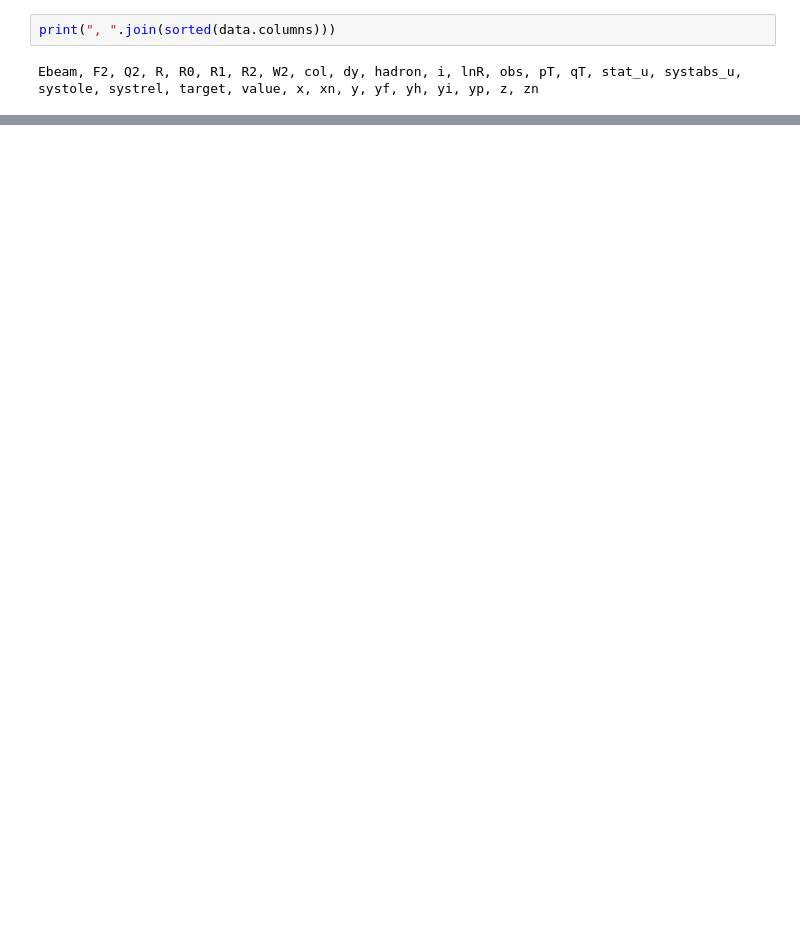
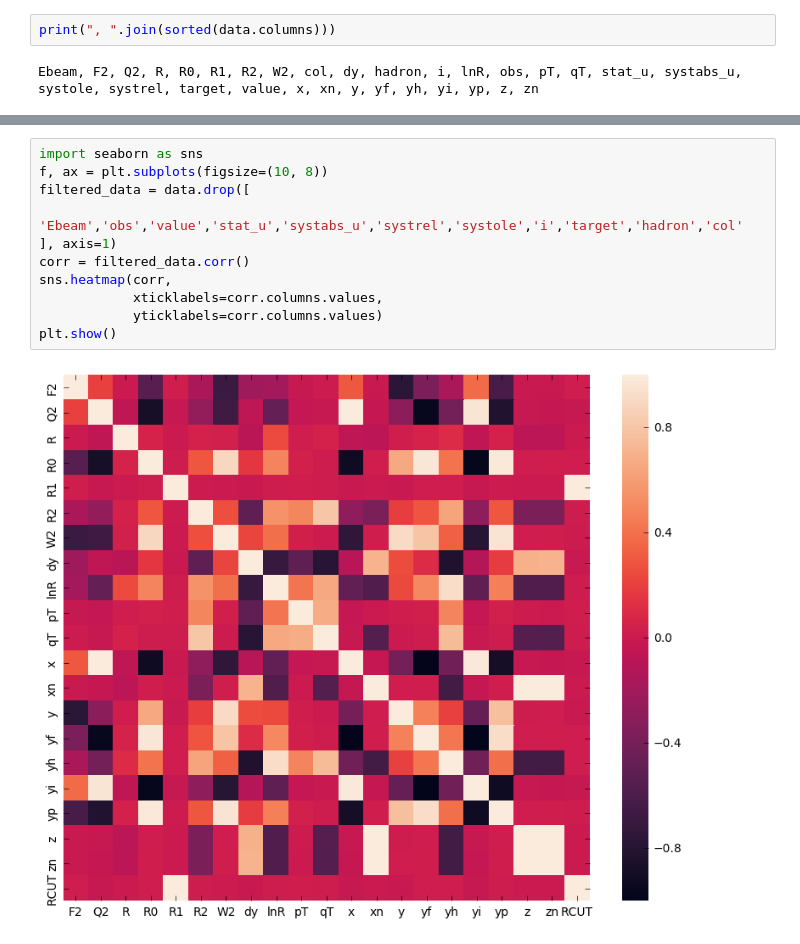
Before and after one commit to prokudin/collinearity, a Jupyter notebook: notebooks/HERMES_Alexei_R0_R1_R2_function_PT.ipynb, the cells around one changed output, grey strips where cells are left out. Saved outputs shown, nothing was run; the diff lists cells and outputs as text; blank space fills up the shorter version.

```diff
--- a/notebooks/HERMES_Alexei_R0_R1_R2_function_PT.ipynb
+++ b/notebooks/HERMES_Alexei_R0_R1_R2_function_PT.ipynb
@@ -129,0 +207,13 @@ def color_plot(data,vert_lab, hor_lab, cmap="plasma", alpha=1.0):
+# %%
+import seaborn as sns
+f, ax = plt.subplots(figsize=(10, 8))
+filtered_data = data.drop([
+      'Ebeam','obs','value','stat_u','systabs_u','systrel','systole','i','target','hadron','col'
+], axis=1)
+corr = filtered_data.corr()
+sns.heatmap(corr,
+            xticklabels=corr.columns.values,
+            yticklabels=corr.columns.values)
+plt.show()
+# %% [output]
+[figure, added]
```
Also changed, not shown: parts of 23 cells of this notebook.
